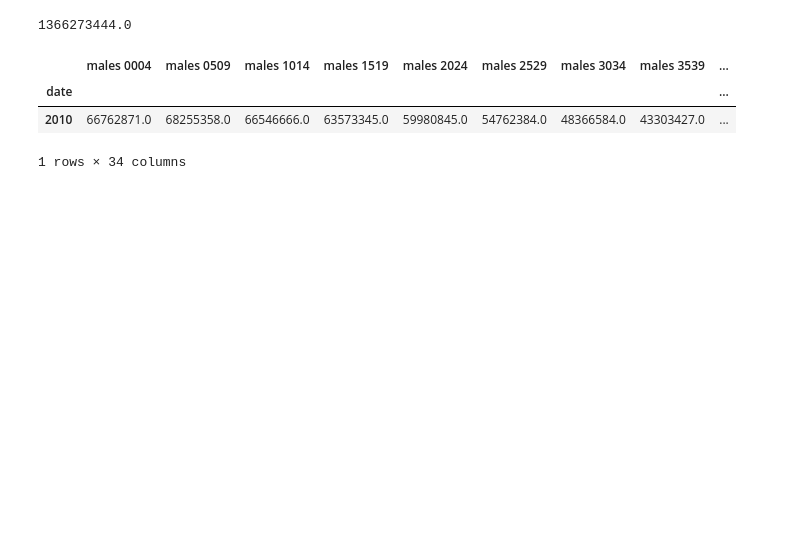
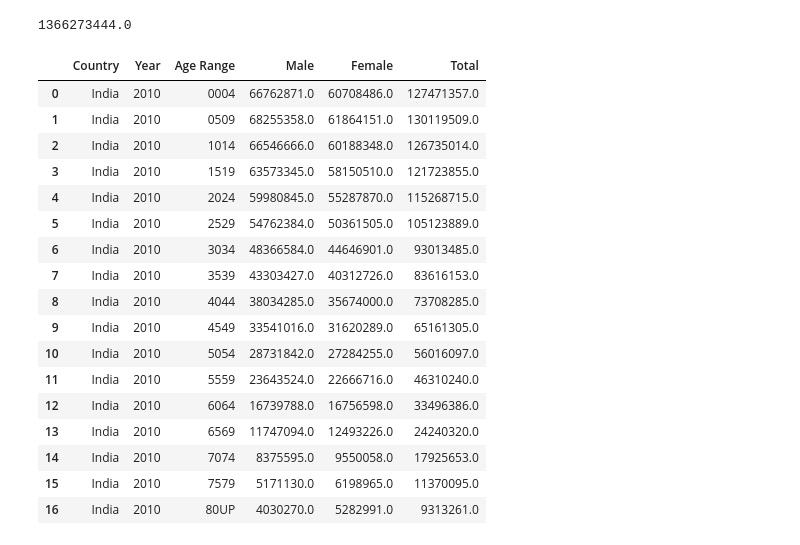
Before and after one commit to hoshiaip/EEP153Blake, a Jupyter notebook: project1.ipynb, the cells around one changed output. Drawn from its saved outputs; the diff is of its cells as text; code cells hidden in the pictures; blank space fills up the shorter version.

Commit message:
Add files via upload
Added code for population pyramids

```diff
--- a/project1.ipynb
+++ b/project1.ipynb
@@ -44,11 +47,3 @@ variables.update(female_variables)
 print(variables)
 # %% [output]
 {'SP.POP.0004.MA': 'males 0004', 'SP.POP.0509.MA': 'males 0509', 'SP.POP.1014.MA': 'males 1014', 'SP.POP.1519.MA': 'males 1519', 'SP.POP.2024.MA': 'males 2024', 'SP.POP.2529.MA': 'males 2529', 'SP.POP ...
-# %%
-# WLD is the World; substitute your own code or list of codes.
-# Remember you can search for the appropriate codes using
-# wbdata.search_countries("")
-
-df = wbdata.get_dataframe(variables,country="WLD")
-print(df)
-print(df.query("date=='2020'").sum(axis=0))
@@ -173,12 +89,32 @@ def population_df(year, country):
     country_label = wbdata.search_countries(country)[0]['id']
 
     df = wbdata.get_dataframe(variables,country=country_label).loc[[str(year)]]
-
-    return df
+    df = df.transpose()
+    # transform dataframe
+    pop_df = pd.DataFrame({'Country': country,'Year': year,'Age Range': age_ranges,
+        'Male': df.iloc[0:int(len(df)/2),0].tolist(), 'Female': df.iloc[int(len(df)/2):len(df),0].tolist()})
+    pop_df['Total'] = pop_df['Male'] + pop_df['Female']
+    return pop_df
 # %%
-population_df(year=2010, country='India')
+pop_df = population_df(year=2010, country='India')
+#variables.values()
+pop_df
 # %% [output]
-|  | males 0004 | males 0509 | males 1014 | males 1519 | males 2024 | males 2529 | males 3034 | males 3539 | ... |
-| date |  |  |  |  |  |  |  |  | ... |
-| 2010 | 66762871.0 | 68255358.0 | 66546666.0 | 63573345.0 | 59980845.0 | 54762384.0 | 48366584.0 | 43303427.0 | ... |
+|  | Country | Year | Age Range | Male | Female | Total |
+| 0 | India | 2010 | 0004 | 66762871.0 | 60708486.0 | 127471357.0 |
+| 1 | India | 2010 | 0509 | 68255358.0 | 61864151.0 | 130119509.0 |
+| 2 | India | 2010 | 1014 | 66546666.0 | 60188348.0 | 126735014.0 |
+| 3 | India | 2010 | 1519 | 63573345.0 | 58150510.0 | 121723855.0 |
+| 4 | India | 2010 | 2024 | 59980845.0 | 55287870.0 | 115268715.0 |
+| 5 | India | 2010 | 2529 | 54762384.0 | 50361505.0 | 105123889.0 |
+| 6 | India | 2010 | 3034 | 48366584.0 | 44646901.0 | 93013485.0 |
+| 7 | India | 2010 | 3539 | 43303427.0 | 40312726.0 | 83616153.0 |
+| 8 | India | 2010 | 4044 | 38034285.0 | 35674000.0 | 73708285.0 |
+| 9 | India | 2010 | 4549 | 33541016.0 | 31620289.0 | 65161305.0 |
+| 10 | India | 2010 | 5054 | 28731842.0 | 27284255.0 | 56016097.0 |
+| 11 | India | 2010 | 5559 | 23643524.0 | 22666716.0 | 46310240.0 |
+| 12 | India | 2010 | 6064 | 16739788.0 | 16756598.0 | 33496386.0 |
+| 13 | India | 2010 | 6569 | 11747094.0 | 12493226.0 | 24240320.0 |
+| 14 | India | 2010 | 7074 | 8375595.0 | 9550058.0 | 17925653.0 |
+| 15 | India | 2010 | 7579 | 5171130.0 | 6198965.0 | 11370095.0 |
+| 16 | India | 2010 | 80UP | 4030270.0 | 5282991.0 | 9313261.0 |
-1 rows × 34 columns
```
Also changed, not shown: parts of 6 cells of this notebook.
